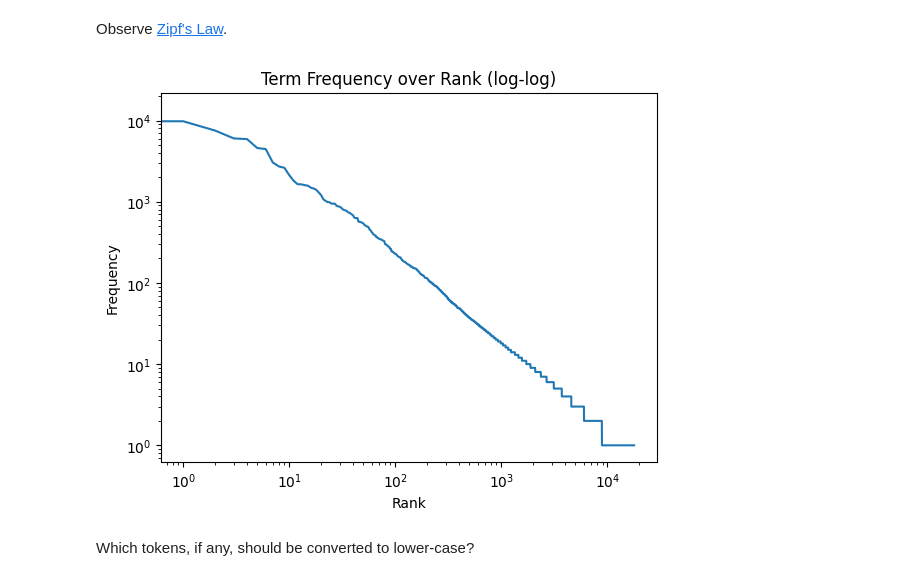
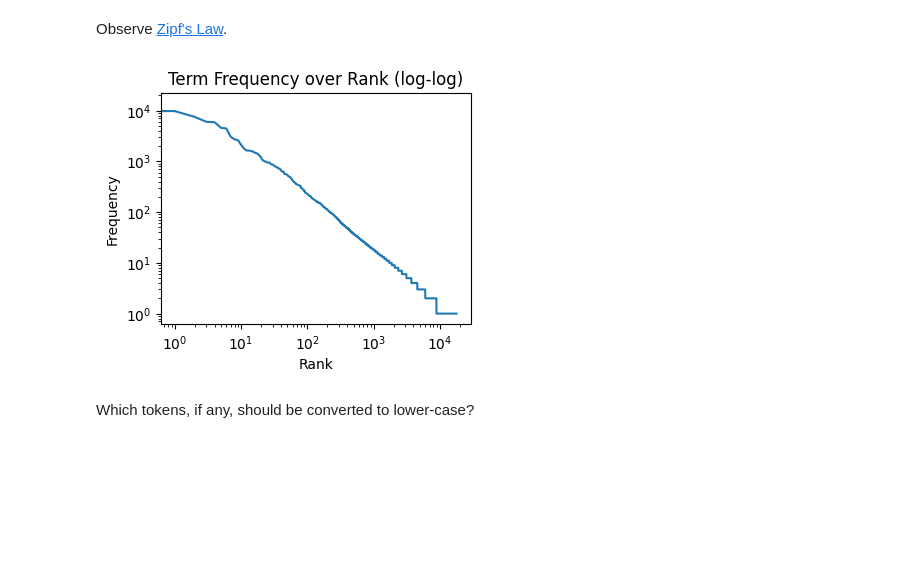
Before and after one commit to EricRobertBrewer/litbank-entities, a Jupyter notebook: notebooks/explore.ipynb, the cells around one changed output. Saved outputs shown, nothing was run; the diff lists cells and outputs as text; code cells hidden in the pictures; blank space fills up the shorter version.

```diff
--- a/notebooks/explore.ipynb
+++ b/notebooks/explore.ipynb
@@ -258,15 +306,16 @@ v[:10] + v[-10:]
 # %% [markdown]
 Observe [Zipf's Law](https://en.wikipedia.org/wiki/Zipf%27s_law).
 # %%
+plt.figure(figsize=(4, 3))
 plt.plot(list(range(len(v))), list(zip(*v))[1])
 plt.title('Term Frequency over Rank (log-log)')
 plt.ylabel('Frequency')
 plt.xlabel('Rank')
 plt.yscale('log')
 plt.xscale('log')
 plt.show()
 # %% [output]
-[figure, old version]
+[figure, new version]
 # %% [markdown]
 Which tokens, if any, should be converted to lower-case?
 # %%
```
Also changed, not shown: parts of 8 cells of this notebook, 7 other files.
